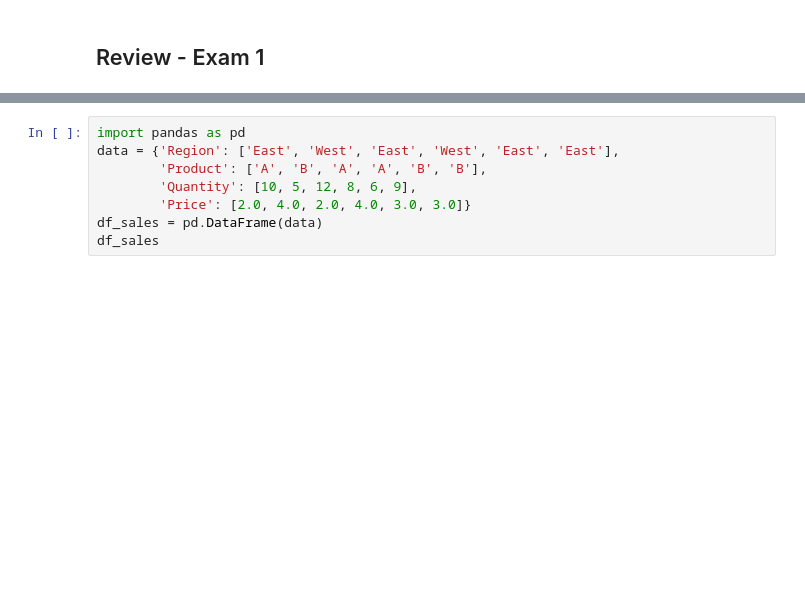
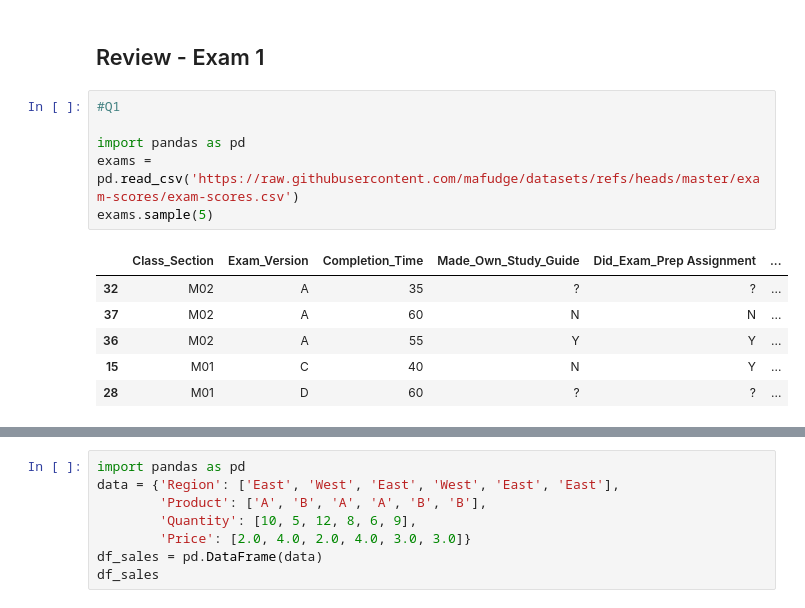
Before and after one commit to jjramo13579/ist356fall25, a Jupyter notebook: 3-data/review.ipynb, the cells around one changed output, grey strips where cells are left out. Drawn from its saved outputs; the diff is of its cells as text; blank space fills up the shorter version.

```diff
--- a/3-data/review.ipynb
+++ b/3-data/review.ipynb
@@ -1,2 +1,15 @@
 # %% [markdown]
 ## Review - Exam 1
+# %%
+#Q1
+
+import pandas as pd
+exams = pd.read_csv('https://raw.githubusercontent.com/mafudge/datasets/refs/heads/master/exam-scores/exam-scores.csv')
+exams.sample(5)
+# %% [output]
+|  | Class_Section | Exam_Version | Completion_Time | Made_Own_Study_Guide | Did_Exam_Prep Assignment | ... |
+| 32 | M02 | A | 35 | ? | ? | ... |
+| 37 | M02 | A | 60 | N | N | ... |
+| 36 | M02 | A | 55 | Y | Y | ... |
+| 15 | M01 | C | 40 | N | Y | ... |
+| 28 | M01 | D | 60 | ? | ? | ... |
```
Also changed, not shown: parts of 4 cells of this notebook, 2 other files.
